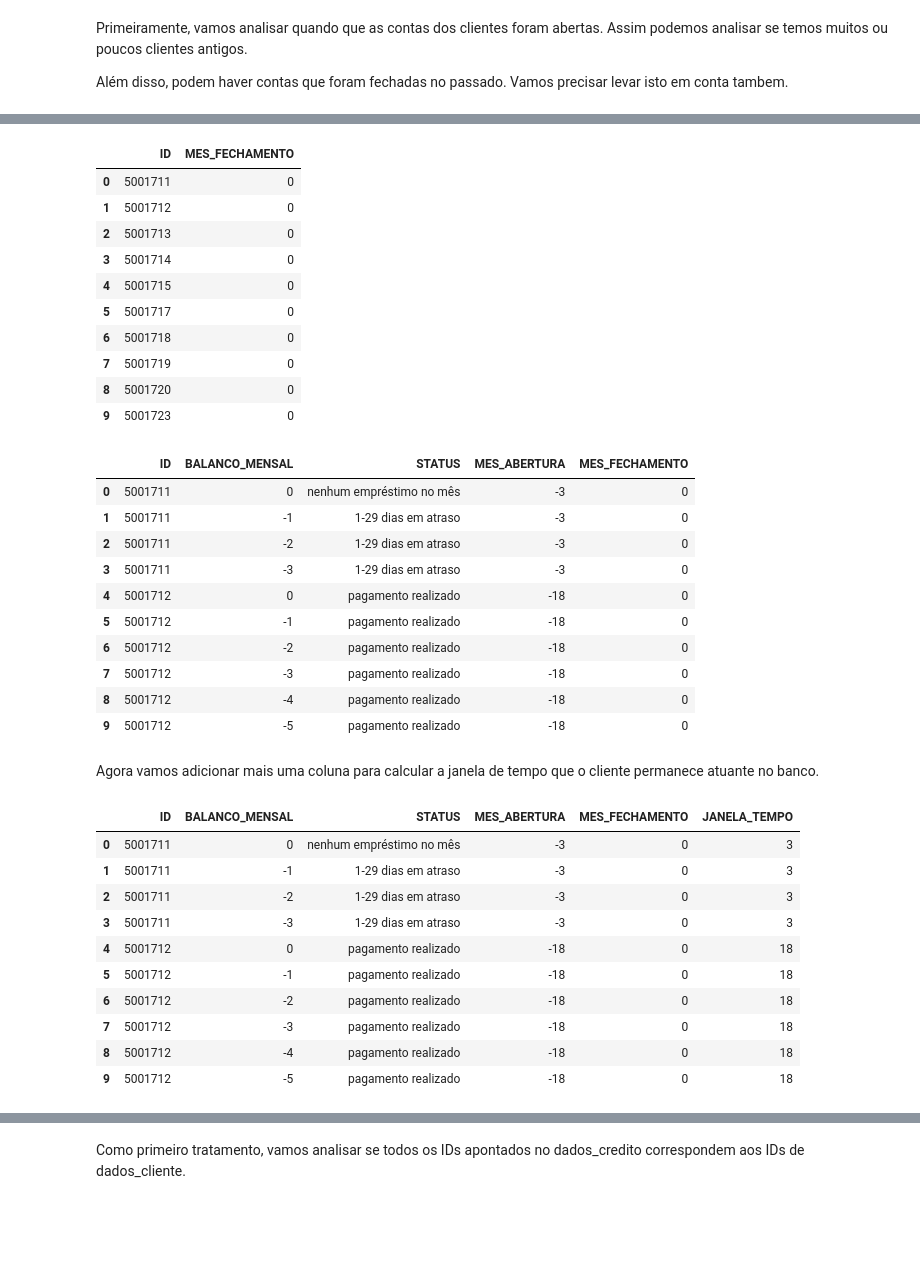
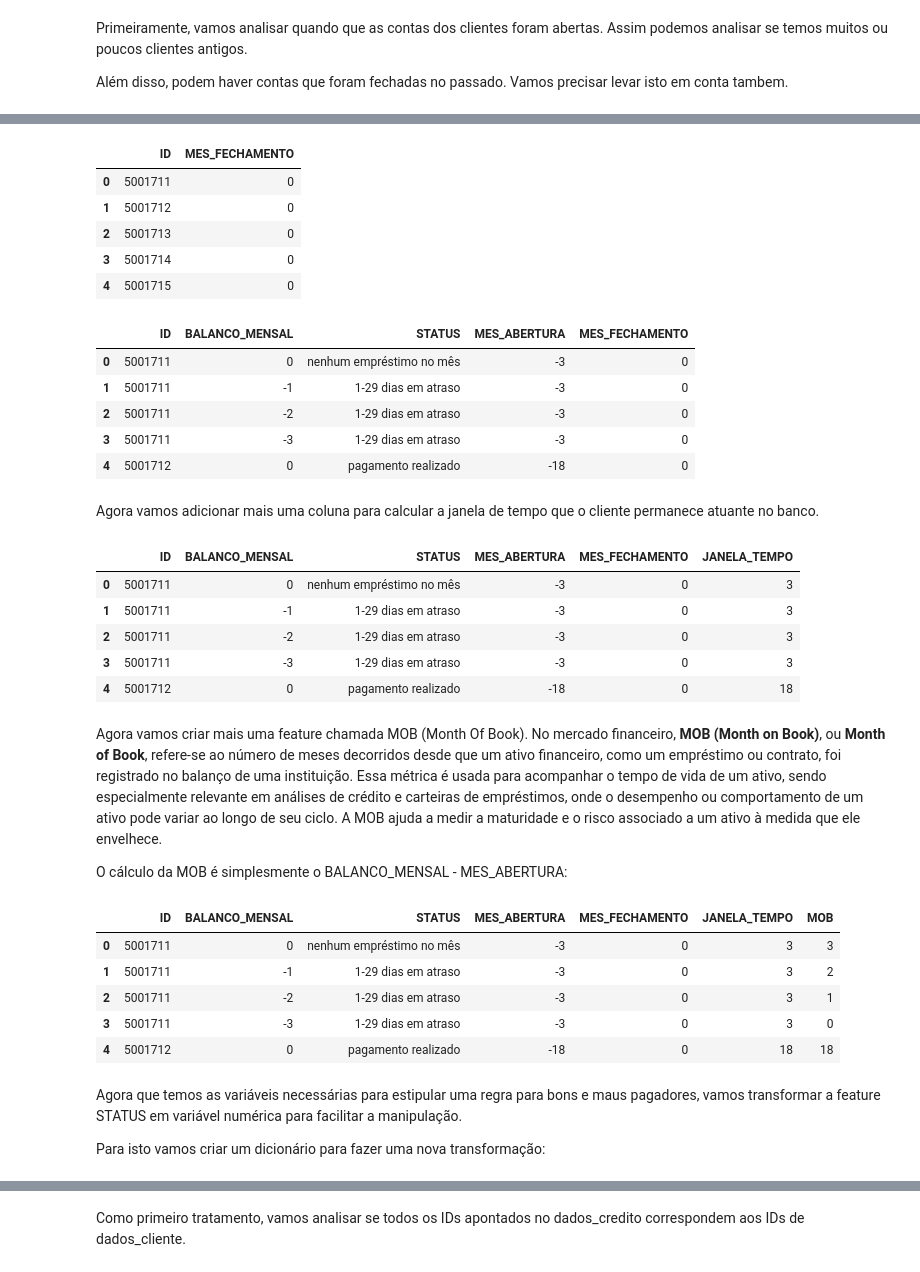
Before and after one commit to VitorFRodrigues/PUCMinas_DataScience, a Jupyter notebook: 06-Machine_Learning/Tarefas/Modulo_A/notebook/aprovacao_credito.ipynb, the cells around one changed output, grey strips where cells are left out. Saved outputs shown, nothing was run; the diff lists cells and outputs as text; code cells hidden in the pictures; blank space fills up the shorter version.

```diff
--- a/06-Machine_Learning/Tarefas/Modulo_A/notebook/aprovacao_credito.ipynb
+++ b/06-Machine_Learning/Tarefas/Modulo_A/notebook/aprovacao_credito.ipynb
@@ -606,20 +590,18 @@ dados_credito.STATUS.value_counts().index.to_list()
 # %% [markdown]
 Conforme visto na seção anterior, os valores únicos desta feature possuem um significado específico. Vamos criar um novo dicionário para traduzir o que cada dígito quer dizer.
 # %%
-dicionario_STATUS = [
-    {'C': 'pagamento realizado'},
-    {'0': '1-29 dias em atraso'},
-    {'1': '30-59 dias em atraso'},
-    {'2': '60-89 dias em atraso'},
-    {'3': '90-119 dias em atraso'},
-    {'4': '120-149 dias em atraso'},
-    {'5': 'acima de 150 dias em atraso'},
-    {'X': 'nenhum empréstimo no mês'}
-]
+dicionario_STATUS = {
+    'C': 'pagamento realizado',
+    '0': '1-29 dias em atraso',
+    '1': '30-59 dias em atraso',
+    '2': '60-89 dias em atraso',
+    '3': '90-119 dias em atraso',
+    '4': '120-149 dias em atraso',
+    '5': 'acima de 150 dias em atraso',
+    'X': 'nenhum empréstimo no mês'
+    }
 # %%
-for item in dicionario_STATUS:
-  for key, value in item.items():
-    dados_credito['STATUS'] = dados_credito['STATUS'].replace(key, value)
+dados_credito.STATUS = dados_credito.STATUS.map(dicionario_STATUS)
 dados_credito.STATUS.value_counts().index.to_list()
 # %% [output]
 ['pagamento realizado',
@@ -697,7 +674,7 @@ abertura_conta_agrupados_ID.head(10)
 # %%
 fechamento_conta_agrupados_ID = dados_credito.groupby('ID')['BALANCO_MENSAL'].max().reset_index()
 fechamento_conta_agrupados_ID.rename(columns={'BALANCO_MENSAL': 'MES_FECHAMENTO'}, inplace=True)
-fechamento_conta_agrupados_ID.head(10)
+fechamento_conta_agrupados_ID.head()
 # %% [output]
 |  | ID | MES_FECHAMENTO |
 | 0 | 5001711 | 0 |
@@ -705,15 +682,10 @@ fechamento_conta_agrupados_ID.head(10)
 | 2 | 5001713 | 0 |
 | 3 | 5001714 | 0 |
 | 4 | 5001715 | 0 |
-| 5 | 5001717 | 0 |
-| 6 | 5001718 | 0 |
-| 7 | 5001719 | 0 |
-| 8 | 5001720 | 0 |
-| 9 | 5001723 | 0 |
 # %%
 dados_credito = dados_credito.merge(abertura_conta_agrupados_ID, on='ID', how='left')
 dados_credito = dados_credito.merge(fechamento_conta_agrupados_ID, on='ID', how='left')
-dados_credito.head(10)
+dados_credito.head()
 # %% [output]
 |  | ID | BALANCO_MENSAL | STATUS | MES_ABERTURA | MES_FECHAMENTO |
 | 0 | 5001711 | 0 | nenhum empréstimo no mês | -3 | 0 |
@@ -721,25 +693,33 @@ dados_credito.head(10)
 | 2 | 5001711 | -2 | 1-29 dias em atraso | -3 | 0 |
 | 3 | 5001711 | -3 | 1-29 dias em atraso | -3 | 0 |
 | 4 | 5001712 | 0 | pagamento realizado | -18 | 0 |
-| 5 | 5001712 | -1 | pagamento realizado | -18 | 0 |
-| 6 | 5001712 | -2 | pagamento realizado | -18 | 0 |
-| 7 | 5001712 | -3 | pagamento realizado | -18 | 0 |
-| 8 | 5001712 | -4 | pagamento realizado | -18 | 0 |
-| 9 | 5001712 | -5 | pagamento realizado | -18 | 0 |
 # %% [markdown]
 Agora vamos adicionar mais uma coluna para calcular a janela de tempo que o cliente permanece atuante no banco.
 # %%
 dados_credito['JANELA_TEMPO'] = dados_credito['MES_FECHAMENTO'] - dados_credito['MES_ABERTURA']
-dados_credito.head(10)
+dados_credito.head()
 # %% [output]
 |  | ID | BALANCO_MENSAL | STATUS | MES_ABERTURA | MES_FECHAMENTO | JANELA_TEMPO |
 | 0 | 5001711 | 0 | nenhum empréstimo no mês | -3 | 0 | 3 |
 | 1 | 5001711 | -1 | 1-29 dias em atraso | -3 | 0 | 3 |
 | 2 | 5001711 | -2 | 1-29 dias em atraso | -3 | 0 | 3 |
 | 3 | 5001711 | -3 | 1-29 dias em atraso | -3 | 0 | 3 |
 | 4 | 5001712 | 0 | pagamento realizado | -18 | 0 | 18 |
-| 5 | 5001712 | -1 | pagamento realizado | -18 | 0 | 18 |
-| 6 | 5001712 | -2 | pagamento realizado | -18 | 0 | 18 |
-| 7 | 5001712 | -3 | pagamento realizado | -18 | 0 | 18 |
-| 8 | 5001712 | -4 | pagamento realizado | -18 | 0 | 18 |
-| 9 | 5001712 | -5 | pagamento realizado | -18 | 0 | 18 |
+# %% [markdown]
+Agora vamos criar mais uma feature chamada MOB (Month Of Book). No mercado financeiro, **MOB (Month on Book)**, ou **Month of Book**, refere-se ao número de meses decorridos desde que um ativo financeiro, como um empréstimo ou contrato, foi registrado no balanço de uma instituição. Essa métrica é usada para acompanhar o tempo de vida de um ativo, sendo especialmente relevante em análises de crédito e carteiras de empréstimos, onde o desempenho ou comportamento de um ativo pode variar ao longo de seu ciclo. A MOB ajuda a medir a maturidade e o risco associado a um ativo à medida que ele envelhece.
+
+O cálculo da MOB é simplesmente o BALANCO_MENSAL - MES_ABERTURA:
+# %%
+dados_credito['MOB'] = dados_credito['BALANCO_MENSAL'] - dados_credito['MES_ABERTURA']
+dados_credito.head()
+# %% [output]
+|  | ID | BALANCO_MENSAL | STATUS | MES_ABERTURA | MES_FECHAMENTO | JANELA_TEMPO | MOB |
+| 0 | 5001711 | 0 | nenhum empréstimo no mês | -3 | 0 | 3 | 3 |
+| 1 | 5001711 | -1 | 1-29 dias em atraso | -3 | 0 | 3 | 2 |
+| 2 | 5001711 | -2 | 1-29 dias em atraso | -3 | 0 | 3 | 1 |
+| 3 | 5001711 | -3 | 1-29 dias em atraso | -3 | 0 | 3 | 0 |
+| 4 | 5001712 | 0 | pagamento realizado | -18 | 0 | 18 | 18 |
+# %% [markdown]
+Agora que temos as variáveis necessárias para estipular uma regra para bons e maus pagadores, vamos transformar a feature STATUS em variável numérica para facilitar a manipulação.
+
+Para isto vamos criar um dicionário para fazer uma nova transformação:
```
Also changed, not shown: parts of 31 cells of this notebook.
